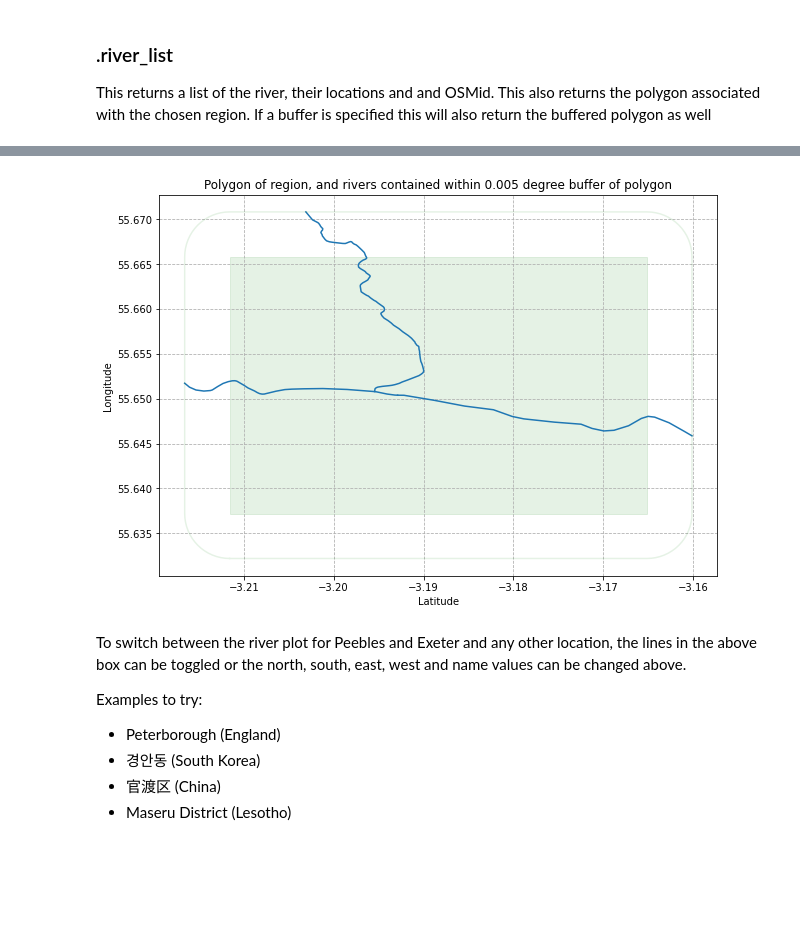
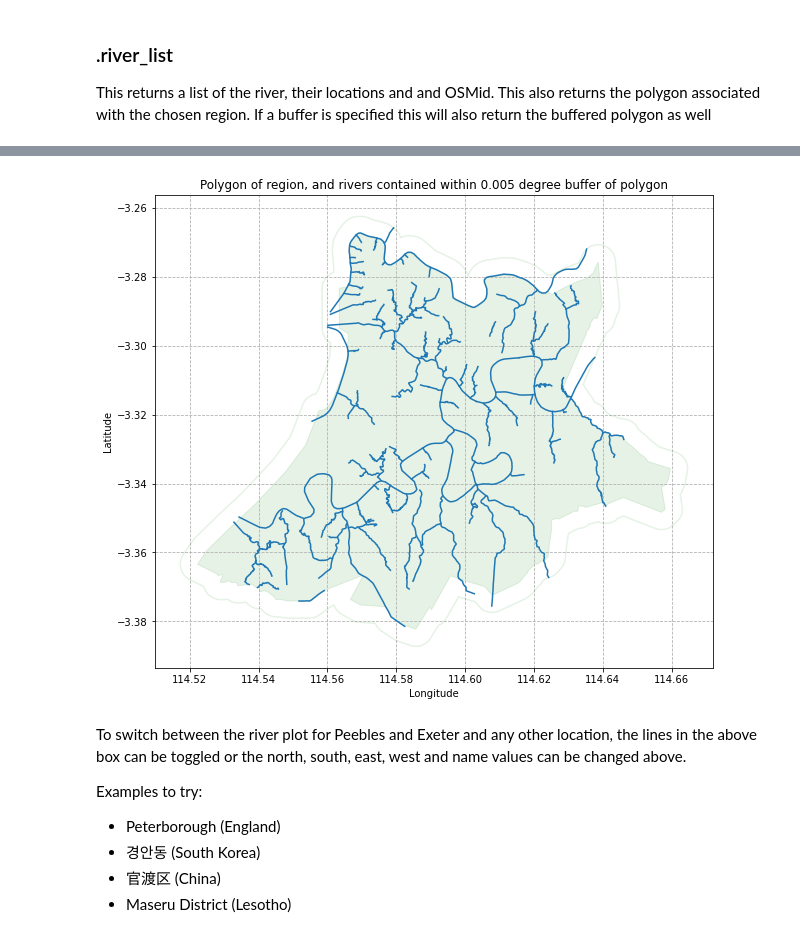
Before and after one commit to JoannaNoyes/Natural-Hazard-Package, a Jupyter notebook: Notebook Examples/Modules.ipynb, the cells around one changed output, grey strips where cells are left out. Drawn from its saved outputs; the diff is of its cells as text; code cells hidden in the pictures; blank space fills up the shorter version.

```diff
--- a/Notebook Examples/Modules.ipynb
+++ b/Notebook Examples/Modules.ipynb
@@ -42,0 +46,2 @@ Time taken=0.16314060310833156seconds
+# %%
+river, polygon, buffered_polygon = hazards.river_list('Banjarmasin', buffer = buffer)
@@ -43,36 +66,36 @@ Time taken=0.16314060310833156seconds
 # %%
 fig, ax = plt.subplots(figsize =(10,10))
 
 for geom in river['new geometry']:
     if isinstance(geom, MultiLineString):
         # If it's a MultiLineString, use the `geoms` property to iterate through LineStrings
         for line in geom.geoms:
             x, y = line.coords.xy
             ax.plot(x, y, color='tab:blue')
     elif isinstance(geom, LineString):
         # If it's a LineString, plot it directly
         x, y = geom.coords.xy
         ax.plot(x, y, color='tab:blue')
 
 # Plot the polygon
 
 x, y = polygon.exterior.xy
 ax.fill(x, y, alpha=0.1, color='green')
 
 x, y = buffered_polygon.exterior.xy
 ax.plot(x, y, alpha = 0.1, color = 'green', linestyle = '-')
 
 #plt.title(f'Polygon of {name}, and rivers contained within {buffer} degree buffer of polygon')
 plt.title(f'Polygon of region, and rivers contained within {buffer} degree buffer of polygon')
-plt.xlabel('Latitude')
-plt.ylabel('Longitude')
+plt.xlabel('Longitude')
+plt.ylabel('Latitude')
 plt.grid(linestyle = '--')
 plt.gca().set_aspect('equal')
 
 # Show the plot
 plt.show()
 # %% [output]
-[figure, old version]
+[figure, new version]
 # %% [markdown]
 To switch between the river plot for Peebles and Exeter and any other location, the lines in the above box can be toggled or the north, south, east, west and name values can be changed above.
 
```
Also changed, not shown: parts of 11 cells of this notebook.
